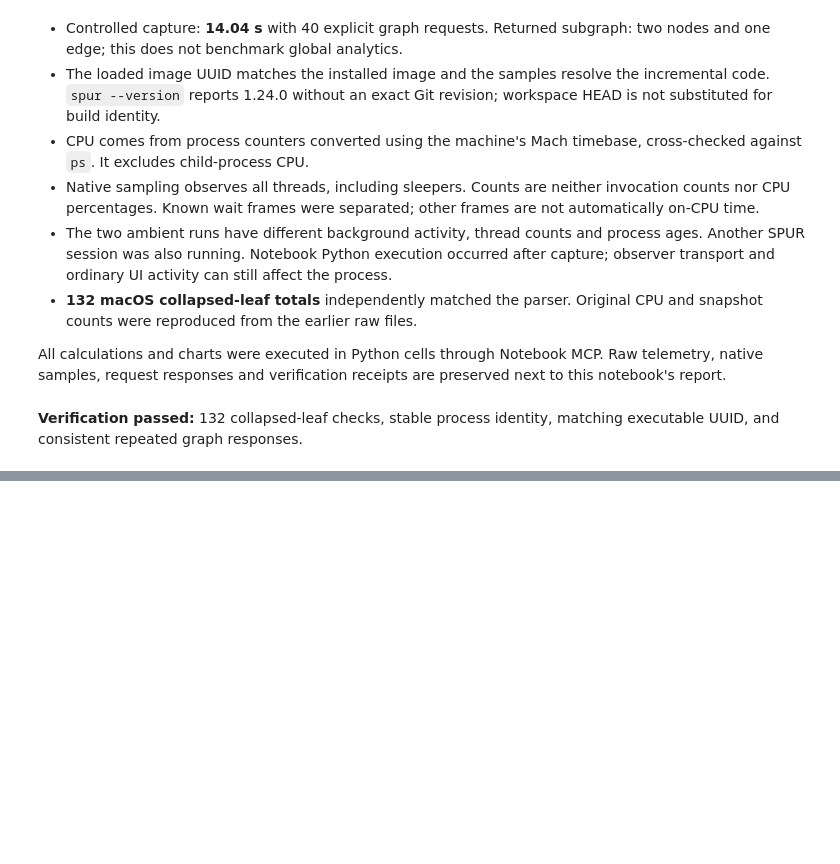
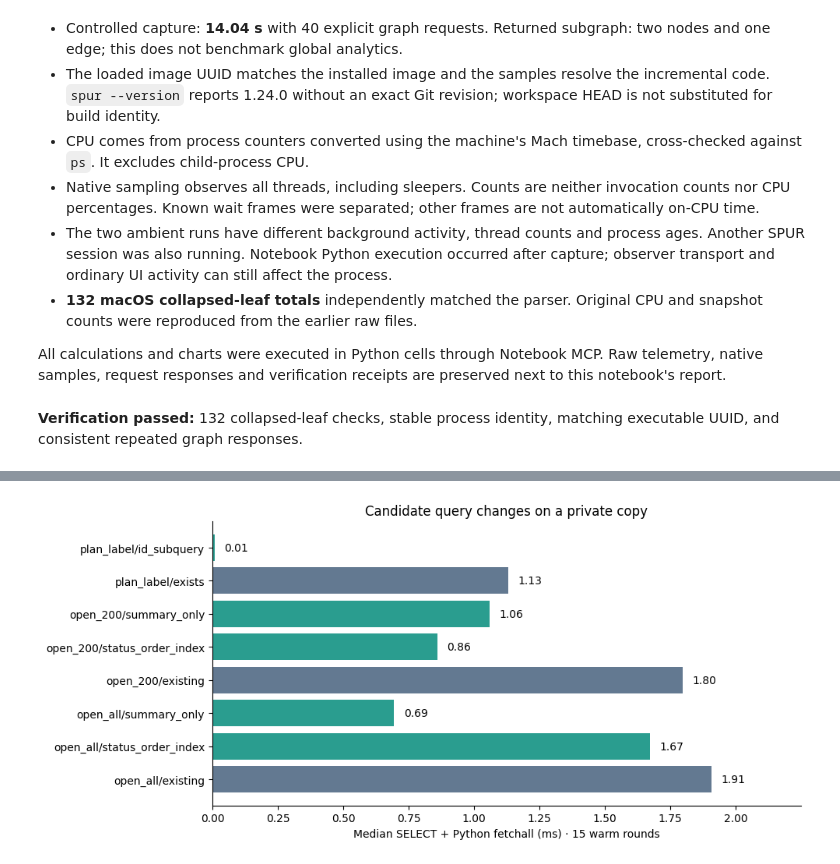
Before and after one commit to getspur/SpurCode, a Jupyter notebook: spur-64019-performance-20261009.ipynb, the cells around one changed output, grey strips where cells are left out. Cells and saved outputs as stored; diff of their text form; code cells hidden in the pictures; blank space fills up the shorter version.

```diff
--- a/spur-64019-performance-20261009.ipynb
+++ b/spur-64019-performance-20261009.ipynb
@@ -444,0 +636,70 @@ All calculations and charts were executed in Python cells through Notebook MCP.
+# %%
+# Randomized, interleaved SQL-only microbenchmark on identical private database copies.
+import random, statistics
+candidate_db=sqlite3.connect(":memory:")
+probe_db.backup(candidate_db)
+candidate_db.execute("CREATE INDEX candidate_status_order ON issues(status,priority ASC,created_at DESC)")
+candidate_db.commit()
+candidate_db.execute("PRAGMA query_only=ON")
+bench_cases={}
+for q in ("open_all","open_200"):
+    sql,args=list_queries[q]
+    bench_cases[q+"/existing"]=(probe_db,sql,args)
+    bench_cases[q+"/status_order_index"]=(candidate_db,sql,args)
+    bench_cases[q+"/summary_only"]=(probe_db,sql.replace(source_columns,summary_columns),args)
+sql,args=list_queries["plan_label"]
+bench_cases["plan_label/exists"]=(probe_db,sql,args)
+bench_cases["plan_label/id_subquery"]=(probe_db,sql.replace(
+    "EXISTS (SELECT 1 FROM labels WHERE labels.issue_id=issues.id AND labels.label=?)",
+    "id IN (SELECT issue_id FROM labels WHERE label=?)"),args)
+bench_plans={n:[r[3] for r in db.execute("EXPLAIN QUERY PLAN "+sql,args)] for n,(db,sql,args) in bench_cases.items()}
+def fetch_case(name):
+    db,sql,args=bench_cases[name]
+    return db.execute(sql,args).fetchall()
+bench_reference={n:fetch_case(n) for n in bench_cases}
+# Index/rewrite must preserve complete rows; summary projection preserves every selected field.
+for q in ("open_all","open_200"):
+    a=bench_reference[q+"/existing"]; b=bench_reference[q+"/status_order_index"]
+    assert Counter(a)==Counter(b), "Index changed returned rows"
+    positions=[x.strip() for x in source_columns.split(",")]
+    selected=[positions.index(x) for x in summary_columns.split(",")]
+    assert Counter(tuple(row[i] for i in selected) for row in a)==Counter(bench_reference[q+"/summary_only"])
+assert Counter(bench_reference["plan_label/exists"])==Counter(bench_reference["plan_label/id_subquery"])
+bench_raw={n:[] for n in bench_cases}
+rng=random.Random(64019)
+bench_deadline=time.perf_counter()+30
+for iteration in range(15):
+    order=list(bench_cases); rng.shuffle(order)
+    for n in order:
+        if time.perf_counter()>bench_deadline: raise TimeoutError("SQL benchmark exceeded 30 seconds")
+        start=time.perf_counter_ns(); rows=fetch_case(n); elapsed=(time.perf_counter_ns()-start)/1e6
+        assert len(rows)==len(bench_reference[n])
+        bench_raw[n].append(elapsed)
+        del rows
+bench_summary={}
+for n,values in bench_raw.items():
+    bench_summary[n]={"rows":len(bench_reference[n]),"median_ms":statistics.median(values),
+                      "min_ms":min(values),"max_ms":max(values),"rounds":len(values),"plan":bench_plans[n]}
+benchmark={"method":"15 warm rounds per case, deterministic shuffled order per round; SELECT+fetchall, statement caching enabled; consistent in-memory copies; Python SQLite runtime",
+           "version":sqlite3.sqlite_version,"captured_utc":datetime.now(timezone.utc).isoformat(),
+           "summary":bench_summary,"raw_ms":bench_raw,"equivalence":"Complete-row multisets match for index/rewrite; projected-row multisets match for summary query.",
+           "limitations":["Not a Rust adapter or live caller benchmark; excludes labels fetch, Rust decoding, queue delay and disk I/O.",
+                          "Probe-time database differs from saved sample time.",
+                          "Existing ORDER BY has no unique tie-breaker; equality on this dataset does not prove stable pagination on all inputs.",
+                          "Narrow summary retains description because the current IssueSummary API includes it.",
+                          "No measured end-to-end SPUR CPU reduction is inferred from these timings."]}
+_=(ROOT/"list-issues-sql-benchmark.json").write_text(json.dumps(benchmark,indent=2)+"\n")
+table=["| Query variant | Rows | Median (ms) | Min–max (ms) |","|---|---:|---:|---:|"]
+for n,s in bench_summary.items(): table.append(f'| {n} | {s["rows"]} | {s["median_ms"]:.3f} | {s["min_ms"]:.3f}–{s["max_ms"]:.3f} |')
+display(Markdown("\n".join(table)))
+display(Markdown("**Candidate plans:**\n\n"+"\n\n".join(f"- `{n}`: {'; '.join(p)}" for n,p in bench_plans.items() if "existing" not in n)))
+fig,ax=plt.subplots(figsize=(10,4.6))
+names=list(bench_summary); values=[bench_summary[n]["median_ms"] for n in names]
+ax.barh(names,values,color=["#637991" if n.endswith(("existing","exists")) else "#2a9d8f" for n in names])
+for i,v in enumerate(values): ax.text(v+max(values)*.02,i,f"{v:.2f}",va="center")
+ax.set_xlim(0,max(values)*1.18); ax.set_xlabel("Median SELECT + Python fetchall (ms) · 15 warm rounds")
+ax.set_title("Candidate query changes on a private copy")
+fig.tight_layout(); fig.savefig(ROOT/"list-issues-sql-benchmark.png",dpi=160,bbox_inches="tight")
+display(fig); plt.close(fig)
+del bench_reference
+# %% [output]
@@ -444,0 +729 @@ All calculations and charts were executed in Python cells through Notebook MCP.
+[figure, added]
```
Also changed, not shown: parts of 7 cells of this notebook, 9 other files.
